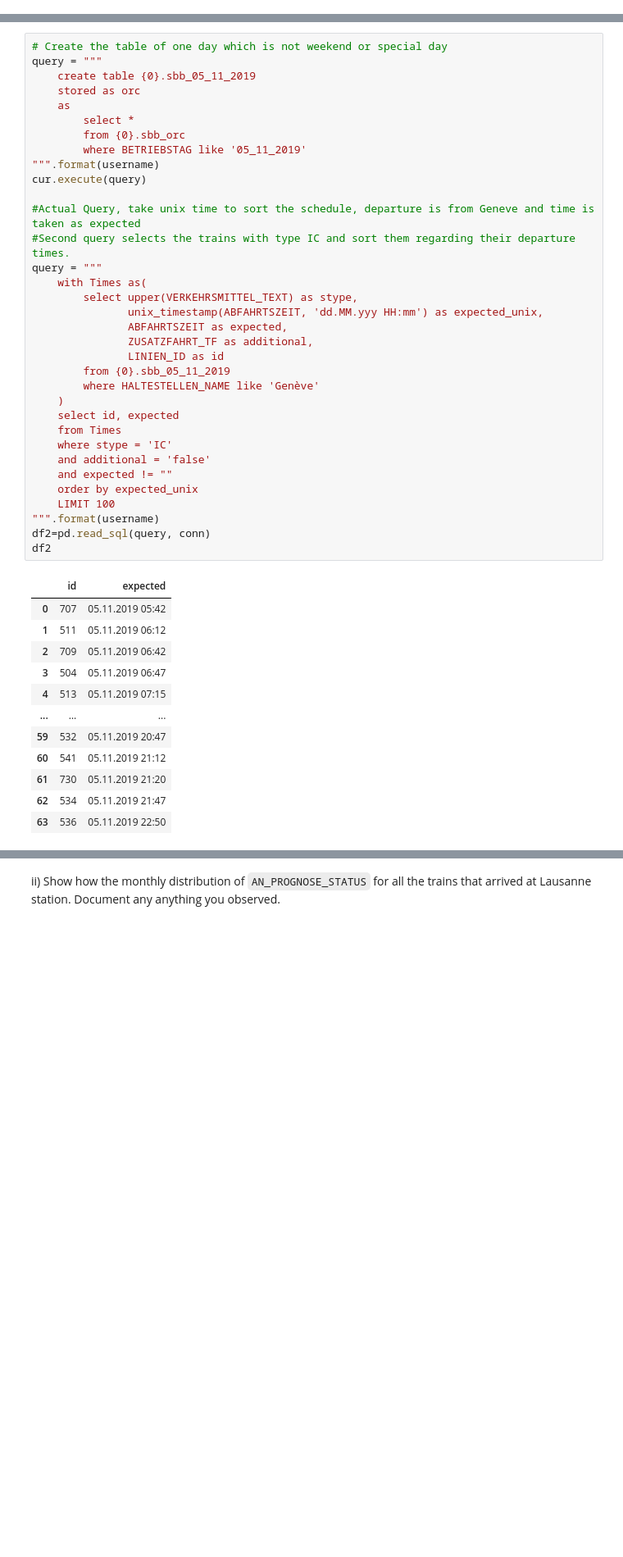
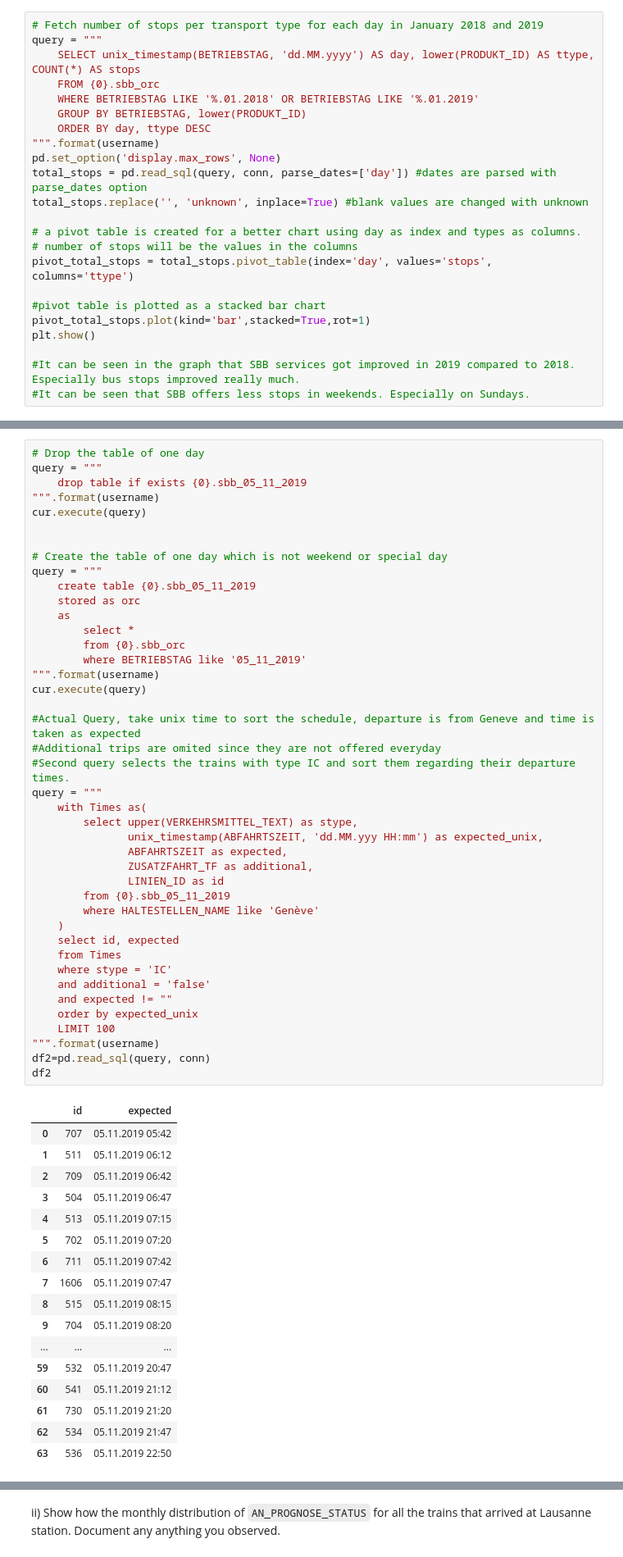
Before and after one commit to FurkanKarakas/dslab-homework-1, a Jupyter notebook: notebooks/DSLab_homework-1.ipynb, the cells around one changed output, grey strips where cells are left out. Shown: that part at 82% size. Cells and saved outputs as stored; diff of their text form; blank space fills up the shorter version.

```diff
--- a/notebooks/DSLab_homework-1.ipynb
+++ b/notebooks/DSLab_homework-1.ipynb
@@ -239,3 +239,26 @@ __Hint__:
 - To properly order by date, you may have to parse them using the `unix_timestamp` function.
 - When using `pd.read_sql(query, conn, ...)` to retrieve the query results, there is one `parse_dates` argument for date parsing.
 - If you think it is not nice to display all the data in one plot, you can select a small period of data, i.e. 3 months, for visualization to detect the pattern.
+# %%
+# Fetch number of stops per transport type for each day in January 2018 and 2019
+query = """
+    SELECT unix_timestamp(BETRIEBSTAG, 'dd.MM.yyyy') AS day, lower(PRODUKT_ID) AS ttype, COUNT(*) AS stops
+    FROM {0}.sbb_orc
+    WHERE BETRIEBSTAG LIKE '%.01.2018' OR BETRIEBSTAG LIKE '%.01.2019'
+    GROUP BY BETRIEBSTAG, lower(PRODUKT_ID)
+    ORDER BY day, ttype DESC
+""".format(username)
+pd.set_option('display.max_rows', None)
+total_stops = pd.read_sql(query, conn, parse_dates=['day']) #dates are parsed with parse_dates option
+total_stops.replace('', 'unknown', inplace=True) #blank values are changed with unknown
+
+# a pivot table is created for a better chart using day as index and types as columns.
+# number of stops will be the values in the columns
+pivot_total_stops = total_stops.pivot_table(index='day', values='stops', columns='ttype')
+
+#pivot table is plotted as a stacked bar chart
+pivot_total_stops.plot(kind='bar',stacked=True,rot=1)
+plt.show()
+
+#It can be seen in the graph that SBB services got improved in 2019 compared to 2018. Especially bus stops improved really much.
+#It can be seen that SBB offers less stops in weekends. Especially on Sundays.
@@ -246,6 +271,13 @@ Get the set of IC (`VERKEHRSMITTEL_TEXT`) trains you can take to go (without con
 
 __Note:__ do not hesitate to create intermediary tables. You can use the advanced search of SBB's website to check your answer, the schedule of IC from Genève to Lausanne has not changed.
 # %%
+# Drop the table of one day
+query = """
+    drop table if exists {0}.sbb_05_11_2019
+""".format(username)
+cur.execute(query)
+
+
 # Create the table of one day which is not weekend or special day
 query = """
     create table {0}.sbb_05_11_2019
@@ -258,34 +290,40 @@ query = """
 cur.execute(query)
 
 #Actual Query, take unix time to sort the schedule, departure is from Geneve and time is taken as expected
+#Additional trips are omited since they are not offered everyday
 #Second query selects the trains with type IC and sort them regarding their departure times.
 query = """
     with Times as(
         select upper(VERKEHRSMITTEL_TEXT) as stype,
                unix_timestamp(ABFAHRTSZEIT, 'dd.MM.yyy HH:mm') as expected_unix,
                ABFAHRTSZEIT as expected,
                ZUSATZFAHRT_TF as additional,
                LINIEN_ID as id
         from {0}.sbb_05_11_2019
         where HALTESTELLEN_NAME like 'Genève'
     )
     select id, expected
     from Times
     where stype = 'IC'
     and additional = 'false'
     and expected != ""
     order by expected_unix
     LIMIT 100
 """.format(username)
 df2=pd.read_sql(query, conn)
 df2
 # %% [output]
 |  | id | expected |
 | 0 | 707 | 05.11.2019 05:42 |
 | 1 | 511 | 05.11.2019 06:12 |
 | 2 | 709 | 05.11.2019 06:42 |
 | 3 | 504 | 05.11.2019 06:47 |
 | 4 | 513 | 05.11.2019 07:15 |
+| 5 | 702 | 05.11.2019 07:20 |
+| 6 | 711 | 05.11.2019 07:42 |
+| 7 | 1606 | 05.11.2019 07:47 |
+| 8 | 515 | 05.11.2019 08:15 |
+| 9 | 704 | 05.11.2019 08:20 |
 | ... | ... | ... |
 | 59 | 532 | 05.11.2019 20:47 |
 | 60 | 541 | 05.11.2019 21:12 |
```
Also changed, not shown: parts of 2 cells of this notebook.
